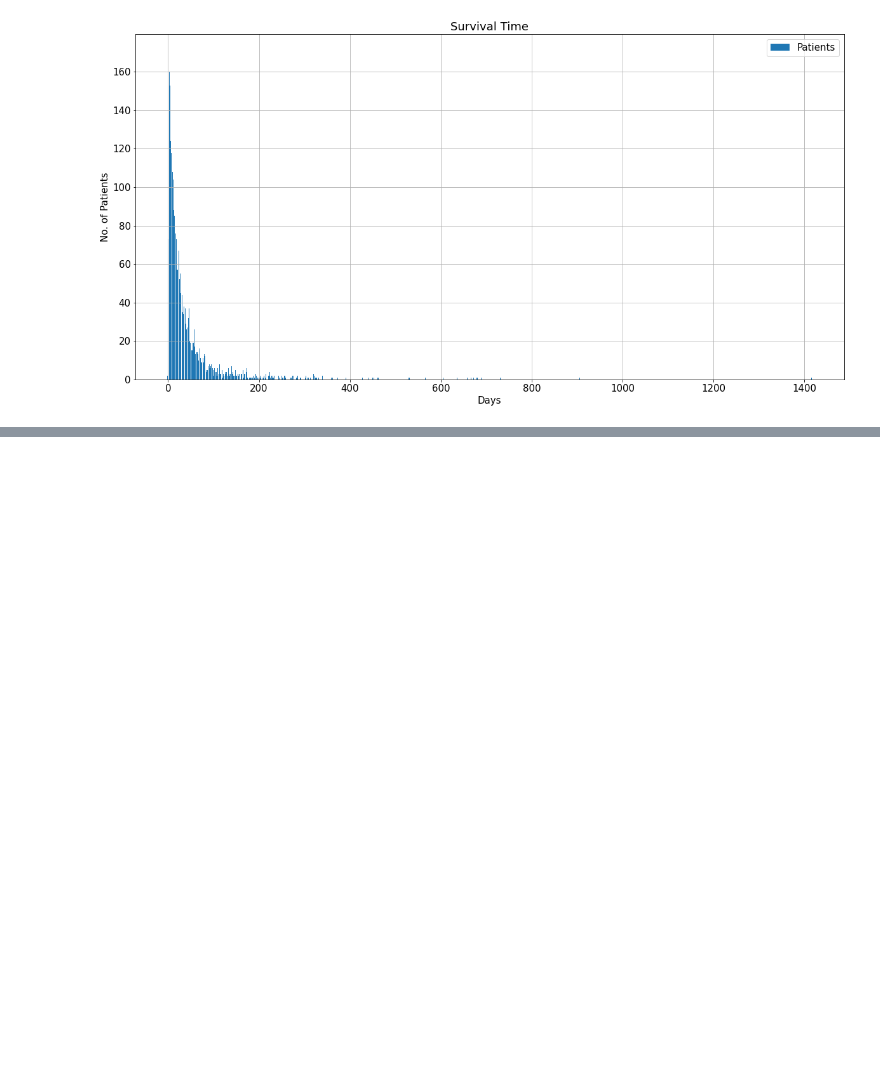
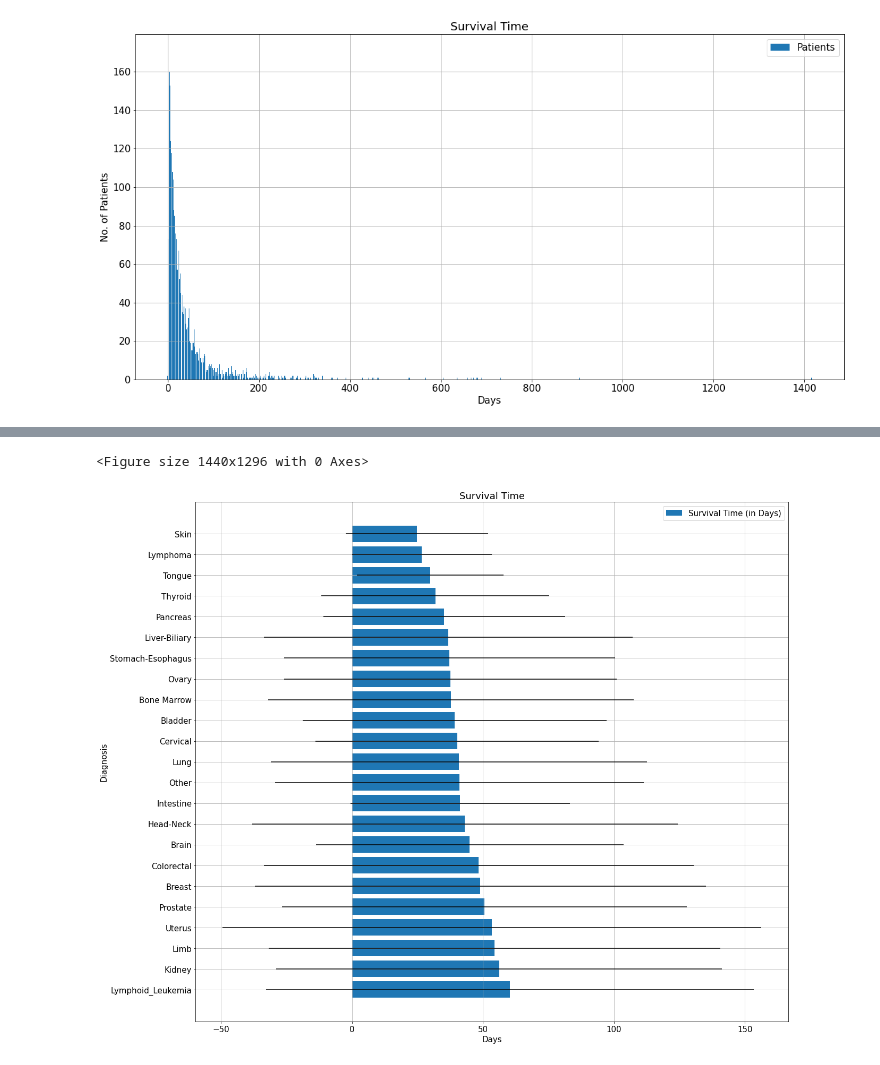
Before and after one commit to ryflect/cs692r-hospice, a Jupyter notebook: Referral Analysis.ipynb, the cells around one changed output, grey strips where cells are left out. Saved outputs shown, nothing was run; the diff lists cells and outputs as text; code cells hidden in the pictures; blank space fills up the shorter version.

```diff
--- a/Referral Analysis.ipynb
+++ b/Referral Analysis.ipynb
@@ -301,20 +490,23 @@ df_surv
 # df_surv = df_surv.drop(columns = ['Diagnosis']).sort_values(by='survival_time_days', ascending=False)
 # df_surv
 # %%
-# plt.rcParams['figure.figsize'] = [20, 18]
-# matplotlib.rcParams.update({'font.size': 15})
-# plt.figure()
-# labels = df_surv['Diagnosi']
-# survival = df_surv['survival_time_days']
-# errors = df_surv['survival_stddev']
-# fig, ax = plt.subplots()
-# bar1 = ax.barh(labels, survival, label='Survival Time (in Days)', xerr=errors)
-# ax.set_xlabel('Days')
-# ax.set_ylabel('Diagnosis')
-# ax.set_title('Survival Time')
-# ax.legend()
-# plt.grid()
-# plt.savefig("./graphs/referral analysis/survival_time_diagnosis.png")
-# plt.show()
+plt.rcParams['figure.figsize'] = [20, 18]
+matplotlib.rcParams.update({'font.size': 15})
+plt.figure()
+labels = df_surv['Diagnosis']
+survival = df_surv['survival_time_days']
+errors = df_surv['survival_stddev']
+fig, ax = plt.subplots()
+bar1 = ax.barh(labels, survival, label='Survival Time (in Days)', xerr=errors)
+ax.set_xlabel('Days')
+ax.set_ylabel('Diagnosis')
+ax.set_title('Survival Time')
+ax.legend()
+plt.grid()
+plt.savefig("./graphs/referral analysis/survival_time_diagnosis.png")
+plt.show()
+# %% [output]
+<Figure size 1440x1296 with 0 Axes>
+[figure, added]
 # %%
 # generate a box and whisker plot
```
Also changed, not shown: parts of 22 cells of this notebook.
